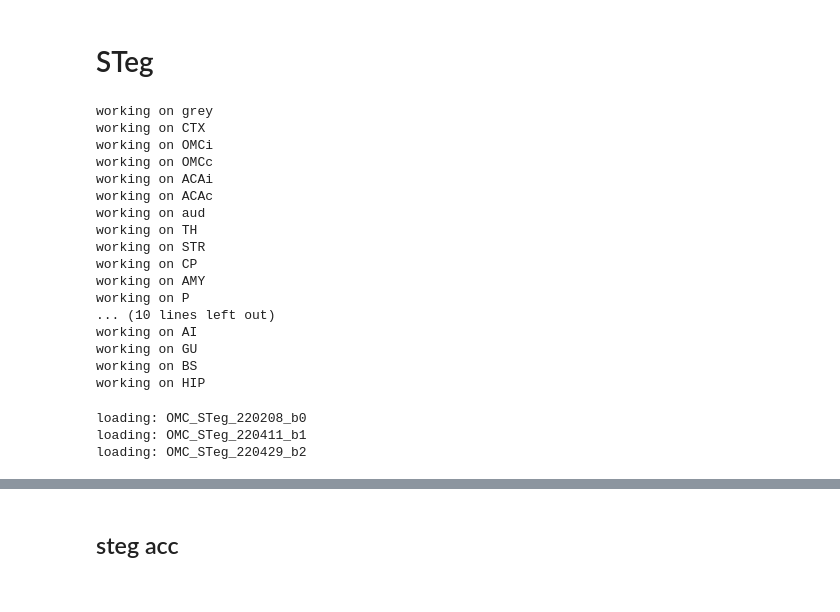
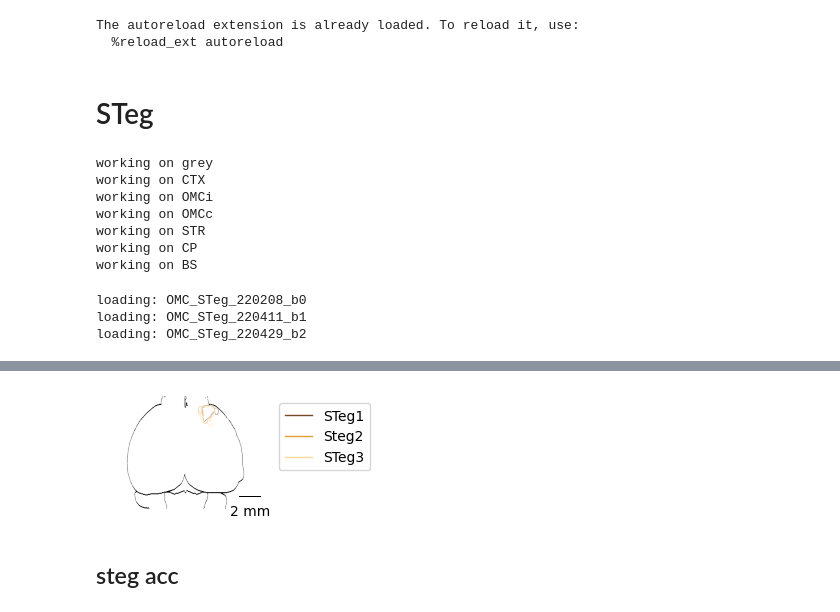
Before and after one commit to eisko/STP_analysis, a Jupyter notebook: Injection_vis2.ipynb, the cells around one changed output, grey strips where cells are left out. Saved outputs shown, nothing was run; the diff lists cells and outputs as text; code cells hidden in the pictures.

```diff
--- a/Injection_vis2.ipynb
+++ b/Injection_vis2.ipynb
@@ -9,6 +9,8 @@ import matplotlib.pyplot as plt
 import copy # needed for deepcopy of dictionaries
 from matplotlib.lines import Line2D # for custom legend
 from matplotlib_scalebar.scalebar import ScaleBar
+
+plt.rcParams['svg.fonttype'] = 'none'
 
 from skimage.filters import threshold_otsu # threshold method used to threshold inj site
 
@@ -24,20 +26,23 @@ from STP_processing import *
 %load_ext autoreload
 %autoreload 2
 # Set-up variables
+# %% [output]
+The autoreload extension is already loaded. To reload it, use:
+  %reload_ext autoreload
 # %%
 
 home_dir = "/Volumes/Data/"
 # home_dir = "/mnt/labNAS/"
 
 in_path = home_dir+"Emily/STP_for_MAPseq/4_python_output/input_tifs/"
-out_path = home_dir+"Emily/figures/fig_1_stp/python_figs/"
+out_path = "/Users/eisko/Documents/CSHL/mapseq_paper/svg_images/"
 
 # load metadata
 metadata = pd.read_csv("stp_metadata.csv")
 # %%
 # set-up figure saving parameters
-%config InlineBackend.figure_format='svg'
-plt.rcParams['font.family'] = 'Helvetica'
+# %config InlineBackend.figure_format='svg'
+# plt.rcParams['font.family'] = 'Helvetica'
 # %% [markdown]
 # STeg
 # %%
@@ -45,8 +50,10 @@ plt.rcParams['font.family'] = 'Helvetica'
 masks_folder = in_path+"masks/steg_220429_hs_asr/"
 
 # area list from make_masks.py
-areas = ["grey", "CTX", "OMCi", "OMCc", "ACAi", "ACAc", "aud","TH", "STR", "CP", "AMY", "P", "PG", "MB", "PAG", "SCm",
-         "SNr", "HY", "CNU", "TEa", "ECT", "VISC", "AI", "GU", "BS", "HIP"]
+# areas = ["grey", "CTX", "OMCi", "OMCc", "ACAi", "ACAc", "aud","TH", "STR", "CP", "AMY", "P", "PG", "MB", "PAG", "SCm",
+#          "SNr", "HY", "CNU", "TEa", "ECT", "VISC", "AI", "GU", "BS", "HIP"]
+areas = ["grey", "CTX", "OMCi", "OMCc", "STR", "CP","BS"]
+
 
 # make dictionary where keys = areas, values=list of masks corresponding to metadata order
 masks = {}
@@ -59,19 +66,9 @@ working on grey
 working on CTX
 working on OMCi
 working on OMCc
-working on ACAi
-working on ACAc
-working on aud
-working on TH
 working on STR
 working on CP
-working on AMY
-working on P
-... (10 lines left out)
-working on AI
-working on GU
 working on BS
-working on HIP
 # %%
 # load STeg/OMC brains
 # aligned to STeg_220429 hand straight asr
@@ -124,16 +121,24 @@ for i in range(len(images)):
     images_flip.append(im)
 
 plot_contour(images, mask_dict=masks, roi="inj", masks_to_plot=["grey", "BS", "STR", "CP", "CTX"],
-             view="top", ncontours=1, alpha=1, cmaps=color_list)
+             view="top", ncontours=1, alpha=0.9, cmaps=color_list, linewidths=0.5)
+
+# set figure size
+fig = plt.gcf()
+fig.set_size_inches(2,2)
+
 ax = plt.gca()
 ax.invert_xaxis() # need to flip image so injection site on right side as injected
-lines = [Line2D([0], [0], color=color_list[i].colors[-1], linestyle="-", linewidth=3) for i in range(3)]
+lines = [Line2D([0], [0], color=color_list[i].colors[-1], alpha=0.9,
+                linestyle="-", linewidth=1) for i in range(3)]
 labels = ["STeg1", "Steg2", "STeg3"]
-plt.legend(lines,labels)
+plt.legend(lines,labels, bbox_to_anchor=(1.75, 1))
 
 # add scale bar
-scalebar = ScaleBar(0.02, "mm", length_fraction=0.25, location="lower right")
+scalebar = ScaleBar(0.02, "mm", length_fraction=0.25, location="lower right", pad=-0.75)
 ax.add_artist(scalebar)
+
+
 
 plt.savefig(out_path+"steg_inj_contour.svg", dpi=300, bbox_inches="tight")
 plt.show()
@@ -142,3 +146,4 @@ plt.show()
+[figure, added]
 # %% [markdown]
 ## steg acc
 # %%
```
Also changed, not shown: parts of 5 cells of this notebook, 2 other files.
